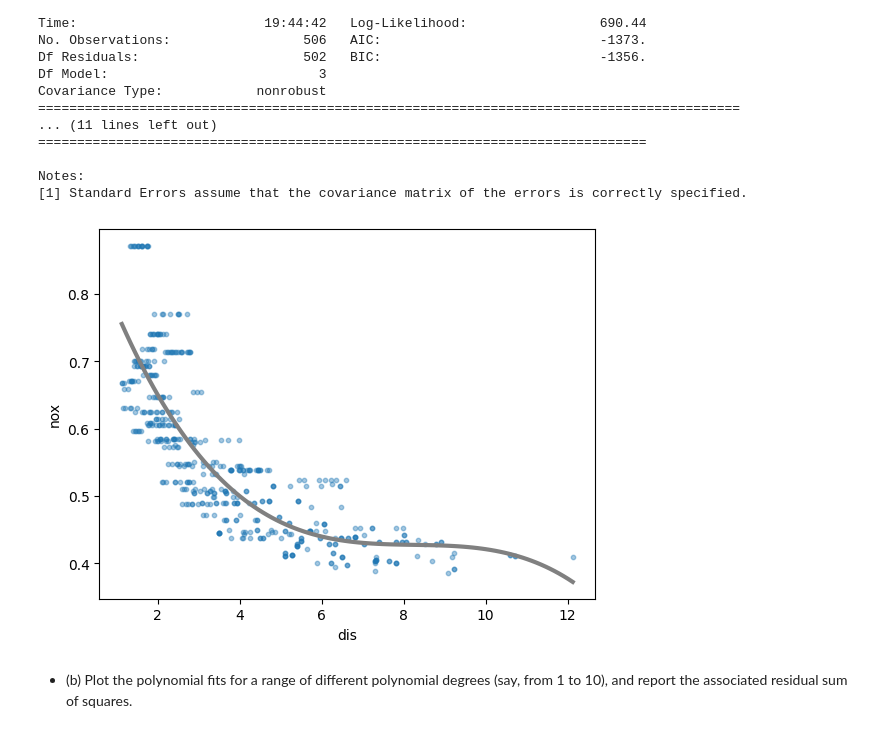
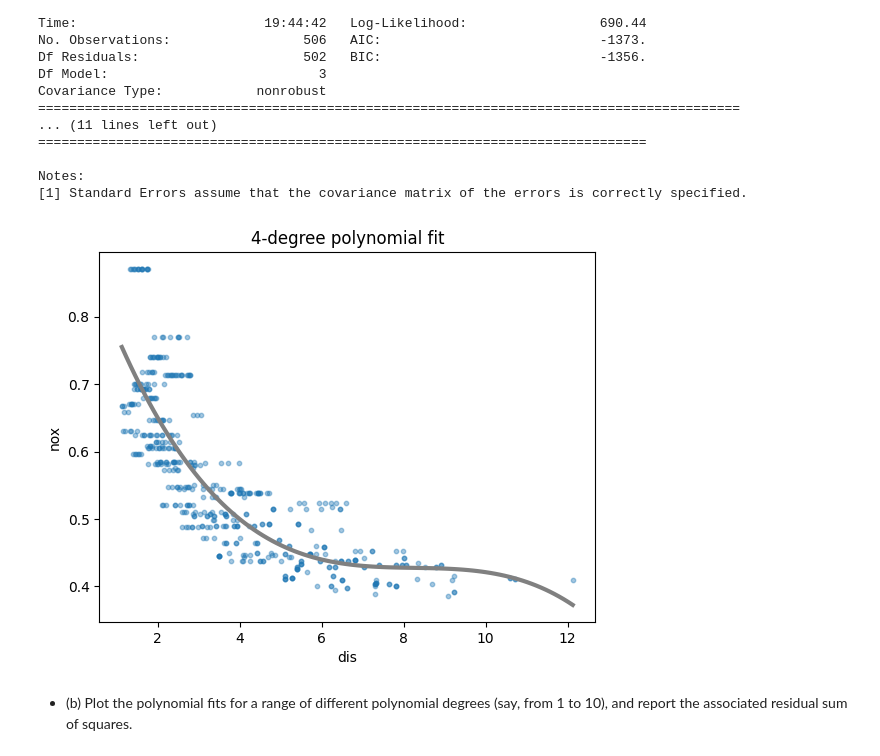
Before and after one commit to mw1296/DSAN5300, a Jupyter notebook: homeworks/HW-3/HW-3.ipynb, the cells around one changed output. Cells and saved outputs as stored; diff of their text form; code cells hidden in the pictures.

```diff
--- a/homeworks/HW-3/HW-3.ipynb
+++ b/homeworks/HW-3/HW-3.ipynb
@@ -1129,24 +1129,25 @@ Notes:
 # %%
 # create a smooth vector of dis for plot purpose
 dis_grid = np.linspace(Boston['dis'].min(), Boston['dis'].max(), 100)
 
 # create polynomial grid based on the dis_grid generated above
 X_pred = MS([poly('dis', degree=3)]).fit(Boston).transform(
     pd.DataFrame({'dis': dis_grid})
 )
 
 # pred y using the generated polynomial X
 y_pred = results.predict(X_pred)
 
 # plot the data x and y in Boston
 plt.scatter(Boston['dis'], y, s=10, alpha=0.4) # plot dis vs. nox
 # add the fitted y_pred vs. x_pred on the plot
 plt.plot(dis_grid, y_pred, color='grey', linewidth=3)
 
 plt.xlabel("dis")
 plt.ylabel("nox")
+plt.title('4-degree polynomial fit')
 plt.show()
 # %% [output]
-[figure, old version]
+[figure, new version]
 # %% [markdown]
 * (b) Plot the polynomial fits for a range of different polynomial degrees (say, from 1 to 10), and report the associated residual sum of squares.
```
Also changed, not shown: parts of 4 cells of this notebook.
